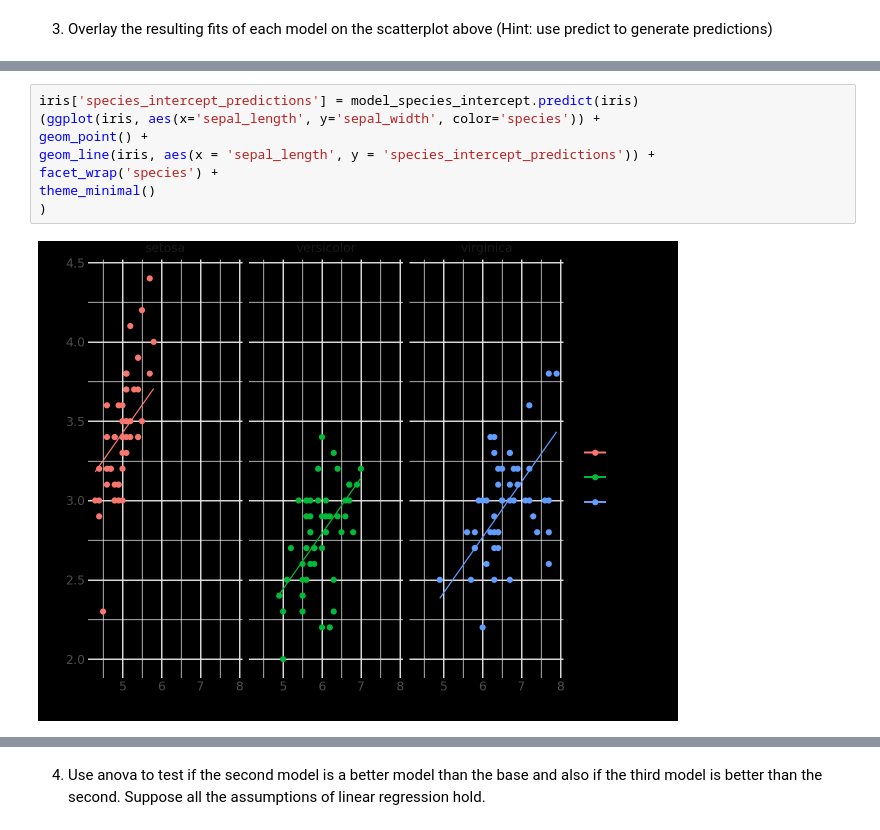
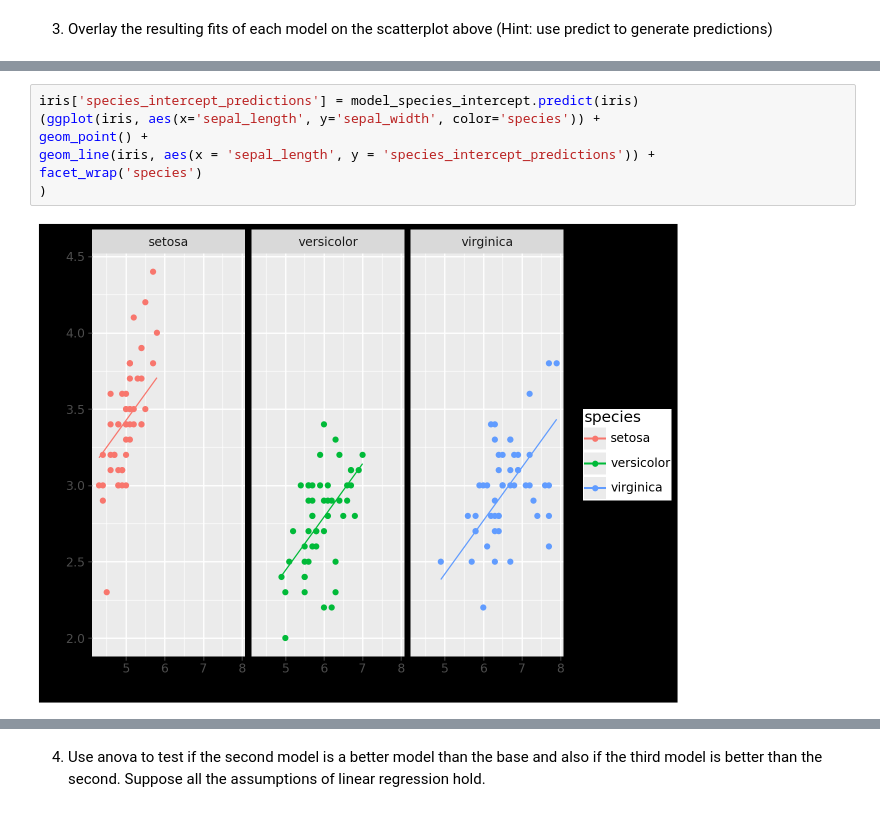
Before and after one commit to areiljan/DataScience, a Jupyter notebook: EX10/10b.ipynb, the cells around one changed output, grey strips where cells are left out. Drawn from its saved outputs; the diff is of its cells as text.

```diff
--- a/EX10/10b.ipynb
+++ b/EX10/10b.ipynb
@@ -459,13 +455,12 @@ theme_minimal()
 # %%
 iris['species_intercept_predictions'] = model_species_intercept.predict(iris)
 (ggplot(iris, aes(x='sepal_length', y='sepal_width', color='species')) +
 geom_point() +
 geom_line(iris, aes(x = 'sepal_length', y = 'species_intercept_predictions')) +
-facet_wrap('species') +
-theme_minimal()
+facet_wrap('species')
 )
 # %% [output]
-[figure, old version]
+[figure, new version]
 # %%
 iris['species_intercept_slope_predictions'] = model_species_intercept_slope.predict(iris)
 (ggplot(iris, aes(x='sepal_length', y='sepal_width', color='species')) +
```
Also changed, not shown: parts of 5 cells of this notebook.
